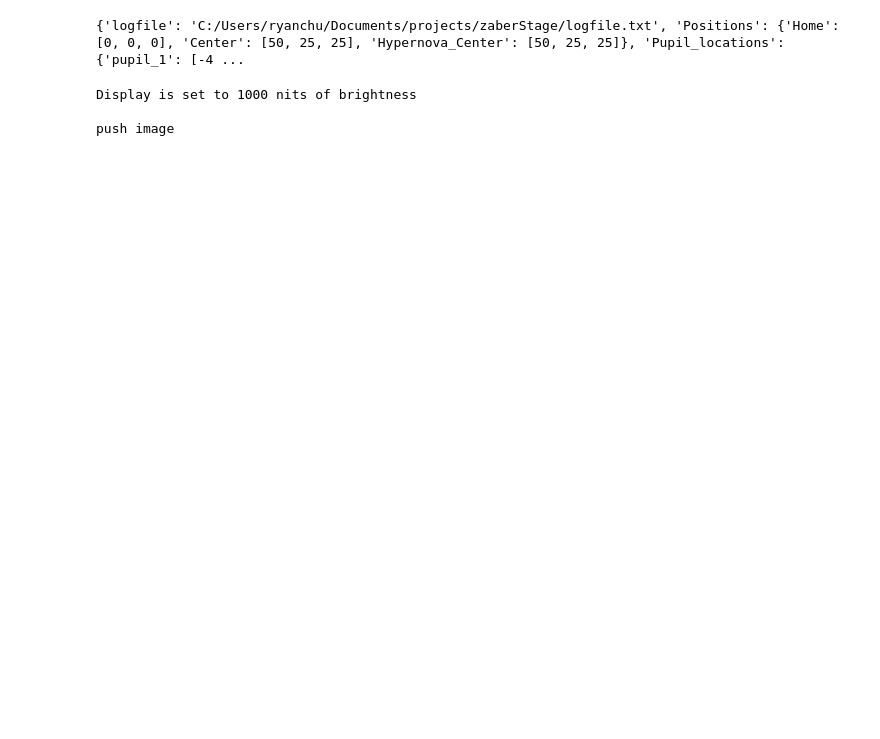
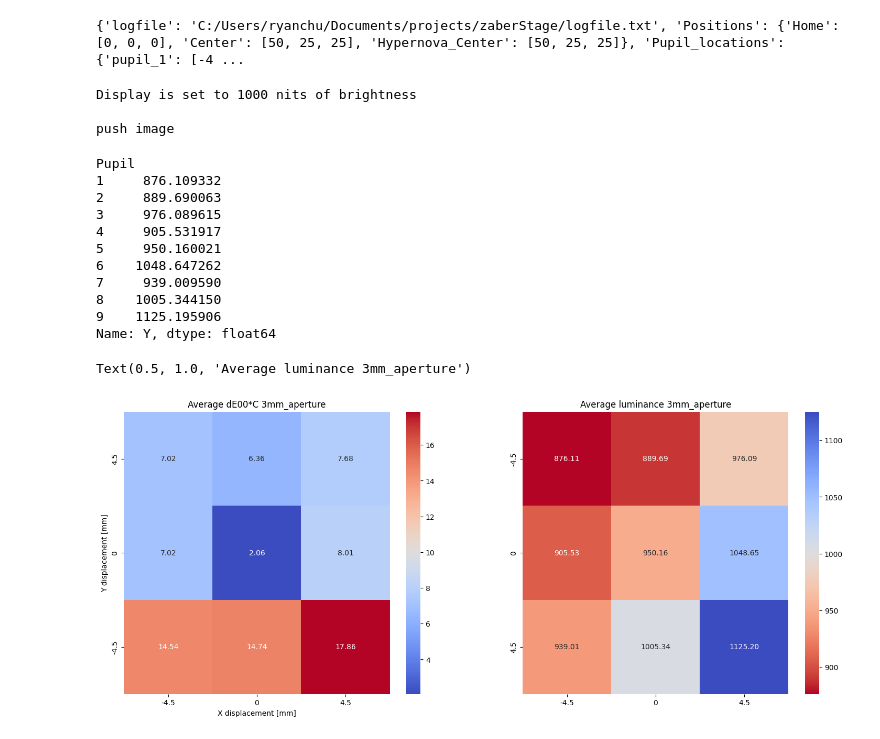
Before and after one commit to ryanchumeta/JR-IQT, a Jupyter notebook: test.ipynb, the cells around one changed output. Saved outputs shown, nothing was run; the diff lists cells and outputs as text; code cells hidden in the pictures; blank space fills up the shorter version.

```diff
--- a/test.ipynb
+++ b/test.ipynb
@@ -54 +55,54 @@ Y = np.reshape(Y,(3,3))
+# %%
+import numpy as np
+import pandas as pd
+import seaborn as sb
+import matplotlib.pyplot as plt
+from  matplotlib.colors import LinearSegmentedColormap
+data = pd.read_csv(r"C:\Users\ryanchu\Documents\projects\JRIQT\Output\20250507\2Y0YB6MH27000N_3mm_aperture.csv")
+data["Pupil"] = data["capture_name"].apply(lambda x: x.split("_")[3])
+grouped_dE = data.groupby("Pupil")["dE00*C"].mean()
+grouped_Y = data.groupby("Pupil")["Y"].mean()
+display(grouped_Y)
+
+de = grouped_dE.to_numpy()
+Y = grouped_Y.to_numpy()
+de = np.reshape(de,(3,3))
+Y = np.reshape(Y,(3,3))
+
+plt.figure(2,figsize=(18,7))
+plt.subplot(121)
+sb.heatmap(de,
+           annot=True,
+           fmt = '.2f',
+           cmap="coolwarm",
+           xticklabels=[-4.5,0,4.5],
+           yticklabels=[4.5,0,-4.5])
+
+plt.title('Average dE00*C 3mm_aperture')
+plt.ylabel('Y displacement [mm]')
+plt.xlabel('X displacement [mm]')
+
+plt.subplot(122)
+sb.heatmap( Y,
+            annot=True,
+            fmt = '.2f',
+            cmap='coolwarm_r',
+            xticklabels=[-4.5,0,4.5],
+            yticklabels=[-4.5,0,4.5]
+            )
+plt.title('Average luminance 3mm_aperture')
+# %% [output]
+Pupil
+1     876.109332
+2     889.690063
+3     976.089615
+4     905.531917
+5     950.160021
+6    1048.647262
+7     939.009590
+8    1005.344150
+9    1125.195906
+Name: Y, dtype: float64
+Text(0.5, 1.0, 'Average luminance 3mm_aperture')
+[figure, added]
 # %%
```
Also changed, not shown: parts of 20 cells of this notebook, 8 other files.
